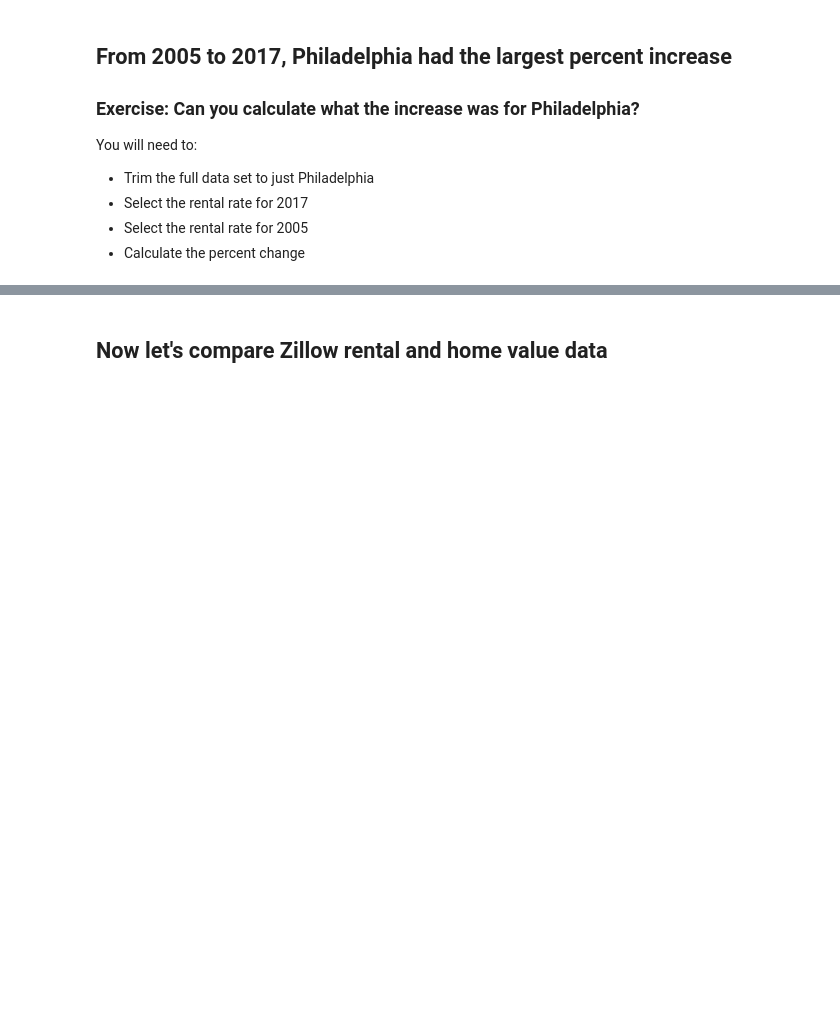
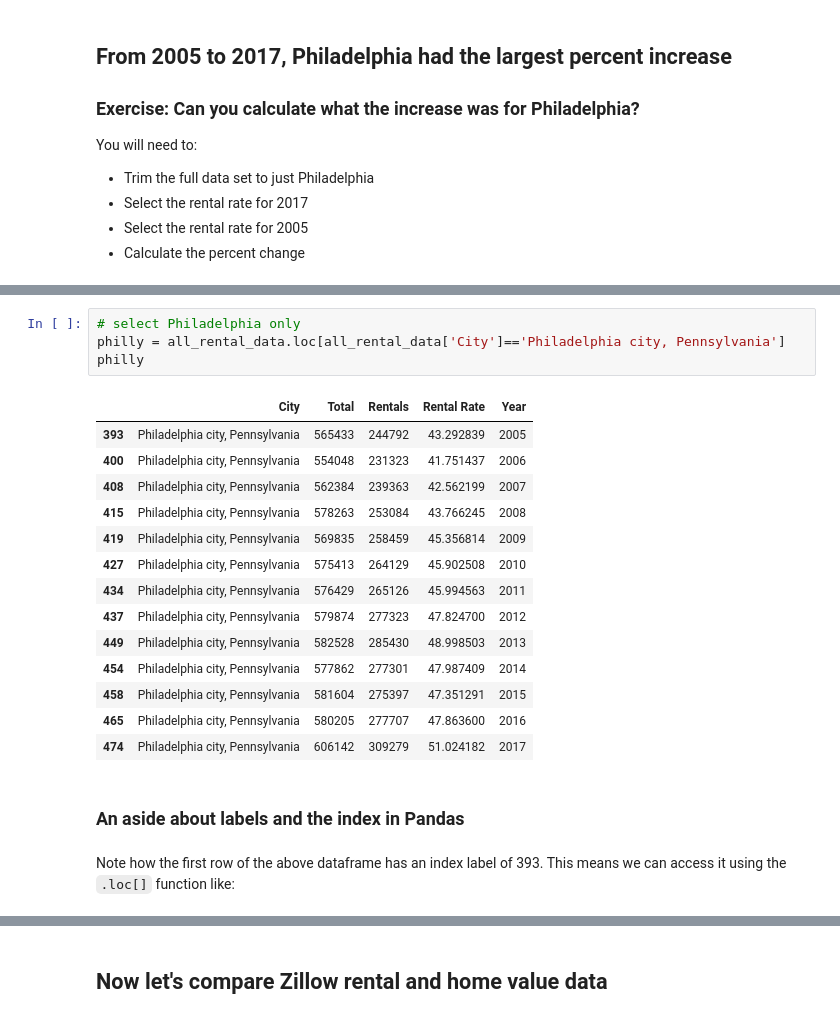
Before and after one commit to MUSA-550-Fall-2020/week-1, a Jupyter notebook: lecture-1B.ipynb, the cells around one changed output, grey strips where cells are left out. Drawn from its saved outputs; the diff is of its cells as text; blank space fills up the shorter version.

```diff
--- a/lecture-1B.ipynb
+++ b/lecture-1B.ipynb
@@ -491,0 +579,23 @@ You will need to:
+# %%
+# select Philadelphia only
+philly = all_rental_data.loc[all_rental_data['City']=='Philadelphia city, Pennsylvania']
+philly
+# %% [output]
+|  | City | Total | Rentals | Rental Rate | Year |
+| 393 | Philadelphia city, Pennsylvania | 565433 | 244792 | 43.292839 | 2005 |
+| 400 | Philadelphia city, Pennsylvania | 554048 | 231323 | 41.751437 | 2006 |
+| 408 | Philadelphia city, Pennsylvania | 562384 | 239363 | 42.562199 | 2007 |
+| 415 | Philadelphia city, Pennsylvania | 578263 | 253084 | 43.766245 | 2008 |
+| 419 | Philadelphia city, Pennsylvania | 569835 | 258459 | 45.356814 | 2009 |
+| 427 | Philadelphia city, Pennsylvania | 575413 | 264129 | 45.902508 | 2010 |
+| 434 | Philadelphia city, Pennsylvania | 576429 | 265126 | 45.994563 | 2011 |
+| 437 | Philadelphia city, Pennsylvania | 579874 | 277323 | 47.824700 | 2012 |
+| 449 | Philadelphia city, Pennsylvania | 582528 | 285430 | 48.998503 | 2013 |
+| 454 | Philadelphia city, Pennsylvania | 577862 | 277301 | 47.987409 | 2014 |
+| 458 | Philadelphia city, Pennsylvania | 581604 | 275397 | 47.351291 | 2015 |
+| 465 | Philadelphia city, Pennsylvania | 580205 | 277707 | 47.863600 | 2016 |
+| 474 | Philadelphia city, Pennsylvania | 606142 | 309279 | 51.024182 | 2017 |
+# %% [markdown]
+### An aside about labels and the index in Pandas
+# %% [markdown]
+Note how the first row of the above dataframe has an index label of 393. This means we can access it using the `.loc[]` function like:
```
Also changed, not shown: parts of 40 cells of this notebook.
